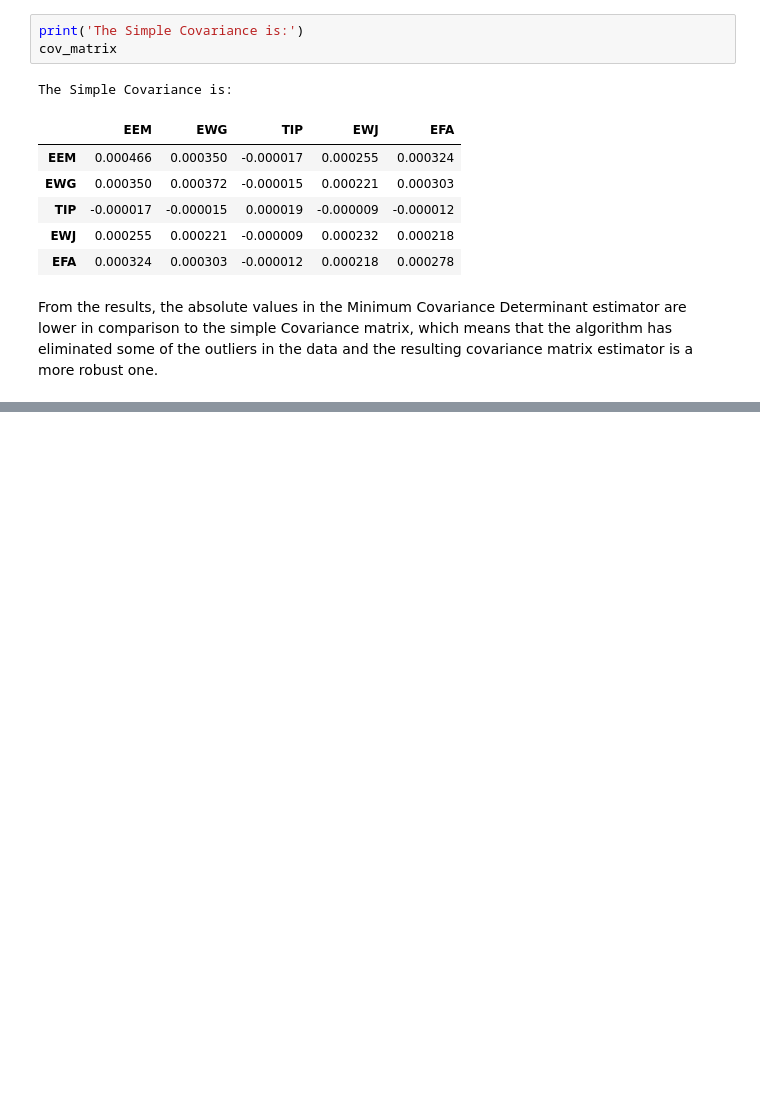
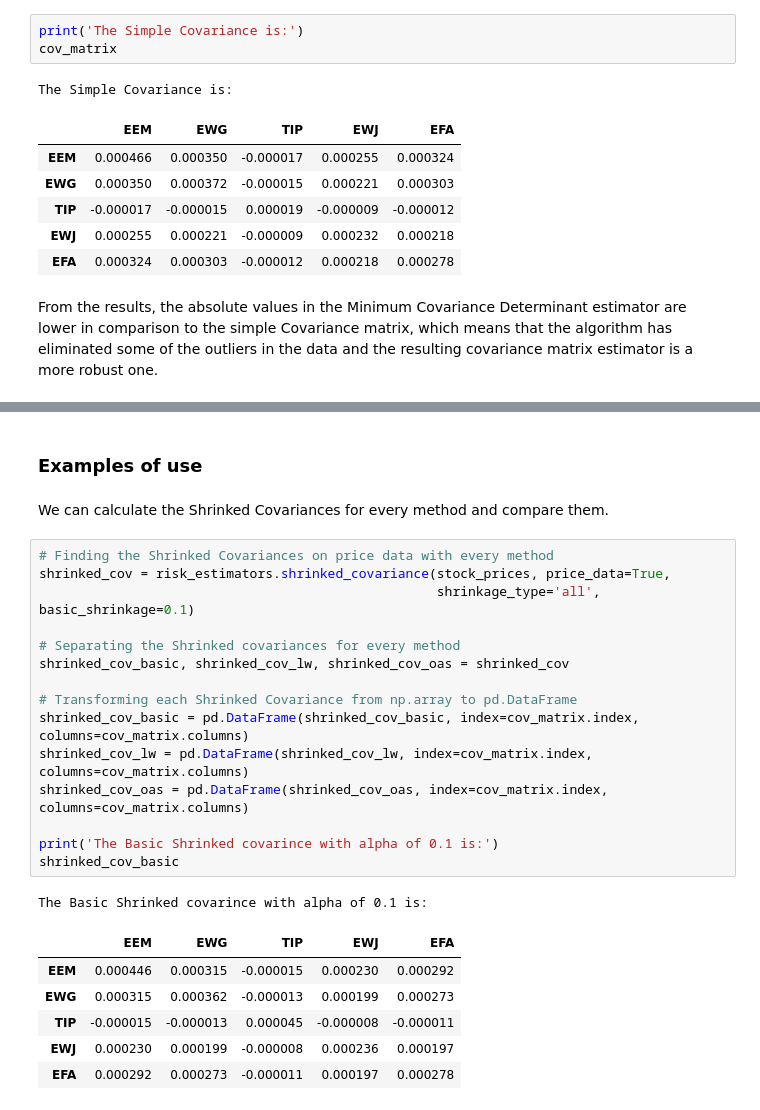
Before and after one commit to AI-Stuff/hudson-and-thames-research, a Jupyter notebook: RiskEstimators/RiskEstimators.ipynb, the cells around one changed output, grey strips where cells are left out. Saved outputs shown, nothing was run; the diff lists cells and outputs as text; blank space fills up the shorter version.

Commit message:
All examples added to the Risk Estimators Notebook

```diff
--- a/RiskEstimators/RiskEstimators.ipynb
+++ b/RiskEstimators/RiskEstimators.ipynb
@@ -115,0 +188,27 @@ From the results, the absolute values in the Minimum Covariance Determinant esti
+# %% [markdown]
+### Examples of use
+# %% [markdown]
+We can calculate the Shrinked Covariances for every method and compare them.
+# %%
+# Finding the Shrinked Covariances on price data with every method
+shrinked_cov = risk_estimators.shrinked_covariance(stock_prices, price_data=True,
+                                                   shrinkage_type='all', basic_shrinkage=0.1)
+
+# Separating the Shrinked covariances for every method
+shrinked_cov_basic, shrinked_cov_lw, shrinked_cov_oas = shrinked_cov
+
+# Transforming each Shrinked Covariance from np.array to pd.DataFrame
+shrinked_cov_basic = pd.DataFrame(shrinked_cov_basic, index=cov_matrix.index, columns=cov_matrix.columns)
+shrinked_cov_lw = pd.DataFrame(shrinked_cov_lw, index=cov_matrix.index, columns=cov_matrix.columns)
+shrinked_cov_oas = pd.DataFrame(shrinked_cov_oas, index=cov_matrix.index, columns=cov_matrix.columns)
+
+print('The Basic Shrinked covarince with alpha of 0.1 is:')
+shrinked_cov_basic
+# %% [output]
+The Basic Shrinked covarince with alpha of 0.1 is:
+|  | EEM | EWG | TIP | EWJ | EFA |
+| EEM | 0.000446 | 0.000315 | -0.000015 | 0.000230 | 0.000292 |
+| EWG | 0.000315 | 0.000362 | -0.000013 | 0.000199 | 0.000273 |
+| TIP | -0.000015 | -0.000013 | 0.000045 | -0.000008 | -0.000011 |
+| EWJ | 0.000230 | 0.000199 | -0.000008 | 0.000236 | 0.000197 |
+| EFA | 0.000292 | 0.000273 | -0.000011 | 0.000197 | 0.000278 |
```
Also changed, not shown: parts of 39 cells of this notebook.
